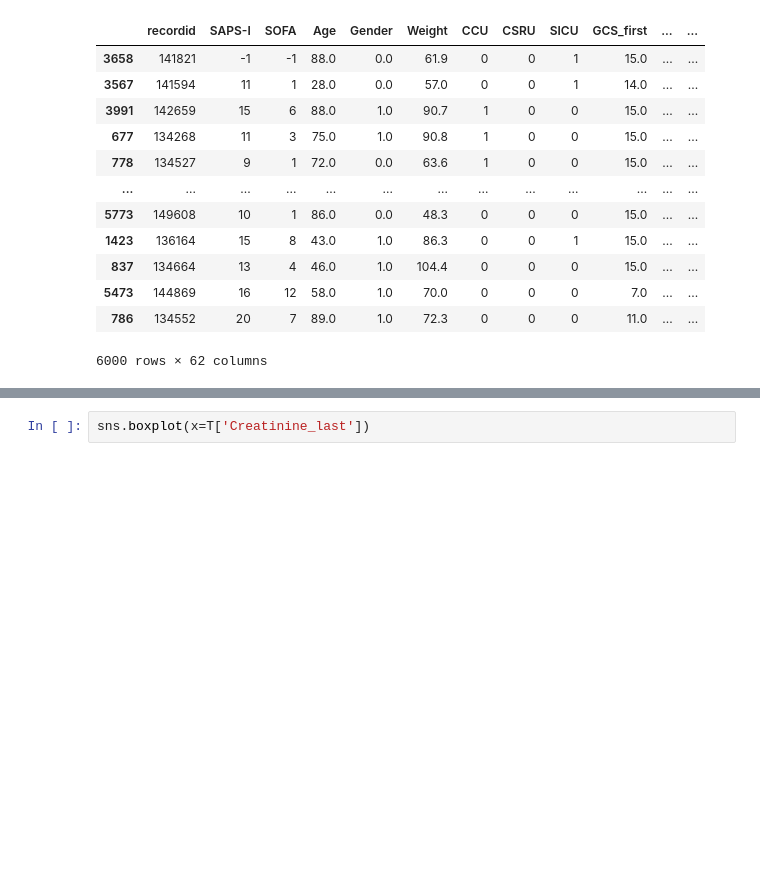
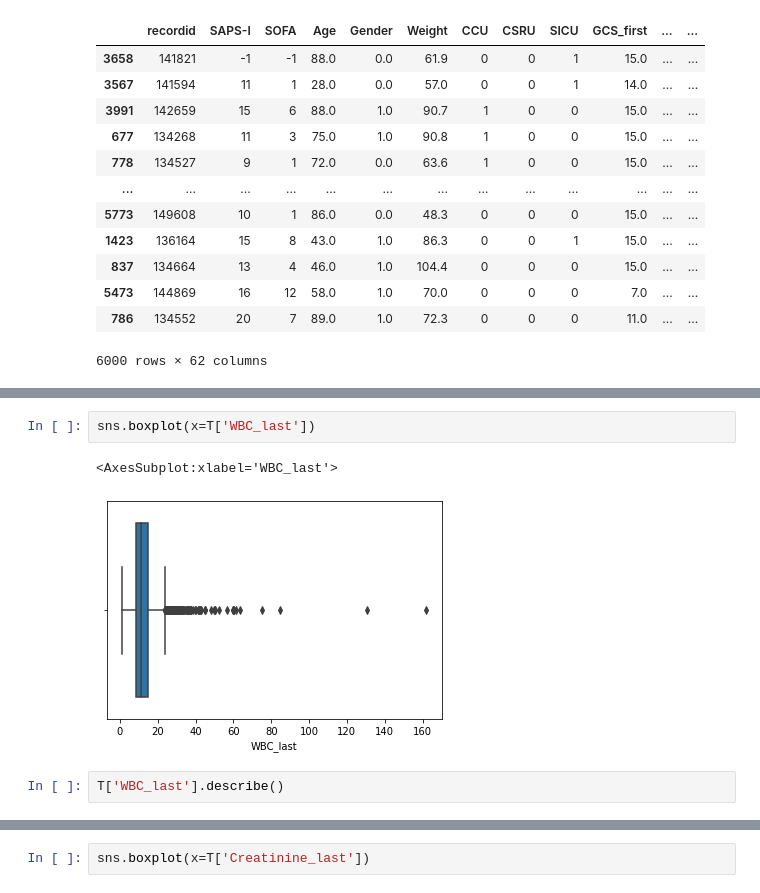
Before and after one commit to GabrieleCalamai/ICU-challenge, a Jupyter notebook: Challenge.ipynb, the cells around one changed output, grey strips where cells are left out. Drawn from its saved outputs; the diff is of its cells as text; blank space fills up the shorter version.

```diff
--- a/Challenge.ipynb
+++ b/Challenge.ipynb
@@ -220,0 +235,7 @@ T.Glucose_first.hist(figsize=(5,5)) HR_first
+# %%
+sns.boxplot(x=T['WBC_last'])
+# %% [output]
+<AxesSubplot:xlabel='WBC_last'>
+[figure, added]
+# %%
+T['WBC_last'].describe()
```
Also changed, not shown: parts of 31 cells of this notebook.
